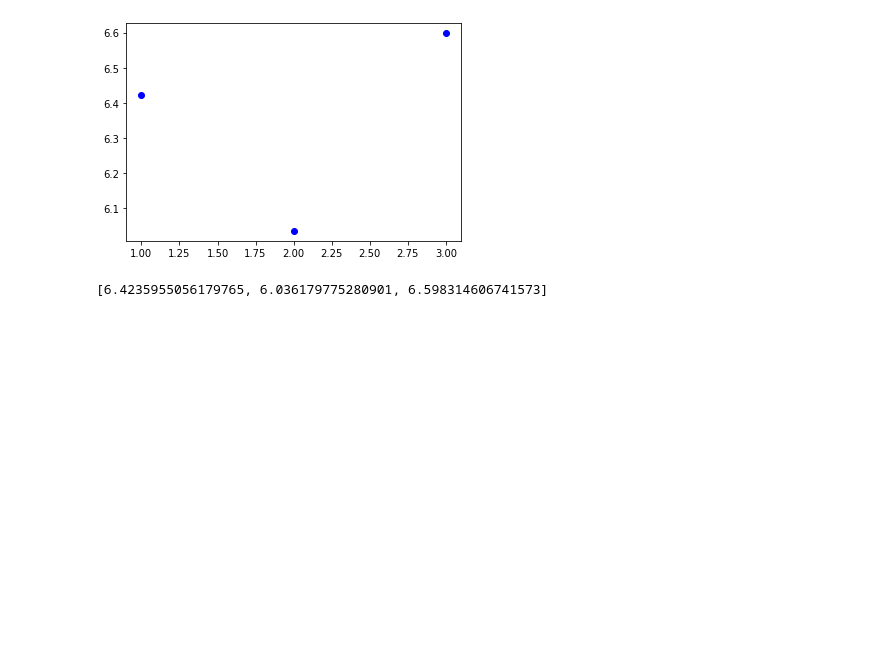
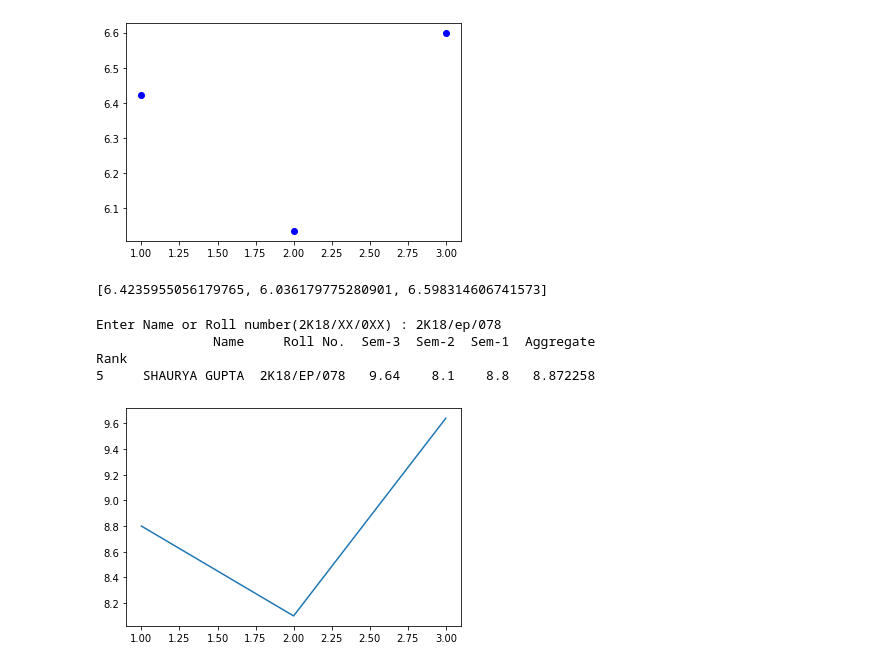
Before and after one commit to Shaurya026/Batch-Data, a Jupyter notebook: Rankings.ipynb, the cells around one changed output. Drawn from its saved outputs; the diff is of its cells as text; code cells hidden in the pictures; blank space fills up the shorter version.

```diff
--- a/Rankings.ipynb
+++ b/Rankings.ipynb
@@ -338,3 +346,31 @@ print(aver)
 # %% [output]
 [figure]
 [6.4235955056179765, 6.036179775280901, 6.598314606741573]
+# %%
+def ranker():
+    # performance curve for student depending on their roll number or rank :
+    x = input("Enter Name or Roll number(2K18/XX/0XX) : ")
+    x = x.upper()
+    answer2['Rank'] = range(1,90)
+    answer2.set_index('Rank',inplace=True) # method to change index according to some other column
+    data = None
+    if x[0] == '2':
+        data = answer2[answer2['Roll No.'] == x]
+    else:
+        data = answer2[answer2['Name'] == x]
+    #rank = data.index.item() extracting index of this row to get it's rank  if we didn't use rank as index in answer2
+    print(data)
+    # plotting the data :
+    points = [data['Sem-1'].mean(),data['Sem-2'].mean(),data['Sem-3'].mean()]
+    data.reset_index(inplace = True)
+    plt.plot([1,2,3],points)
+    #print((points))
+    plt.show()
+# %%
+ranker()
+# %% [output]
+Enter Name or Roll number(2K18/XX/0XX) : 2K18/ep/078
+               Name     Roll No.  Sem-3  Sem-2  Sem-1  Aggregate
+Rank
+5     SHAURYA GUPTA  2K18/EP/078   9.64    8.1    8.8   8.872258
+[figure, added]
```
Also changed, not shown: parts of 3 cells of this notebook.
